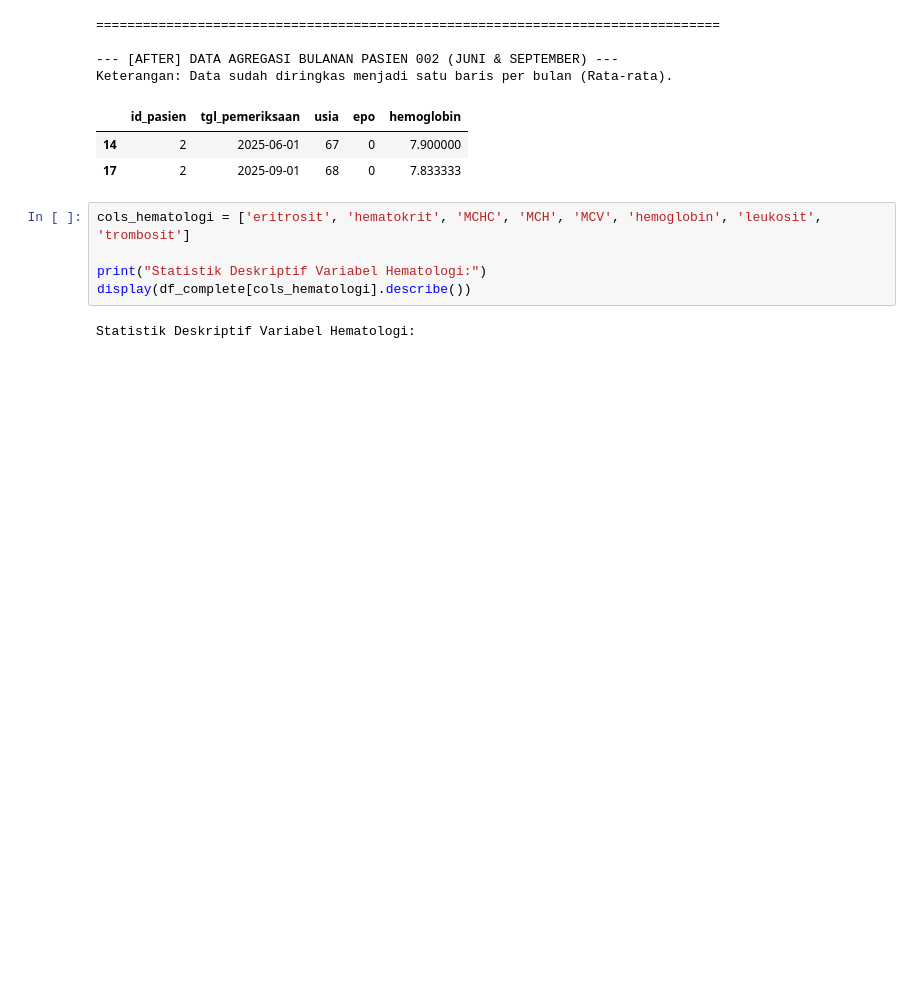
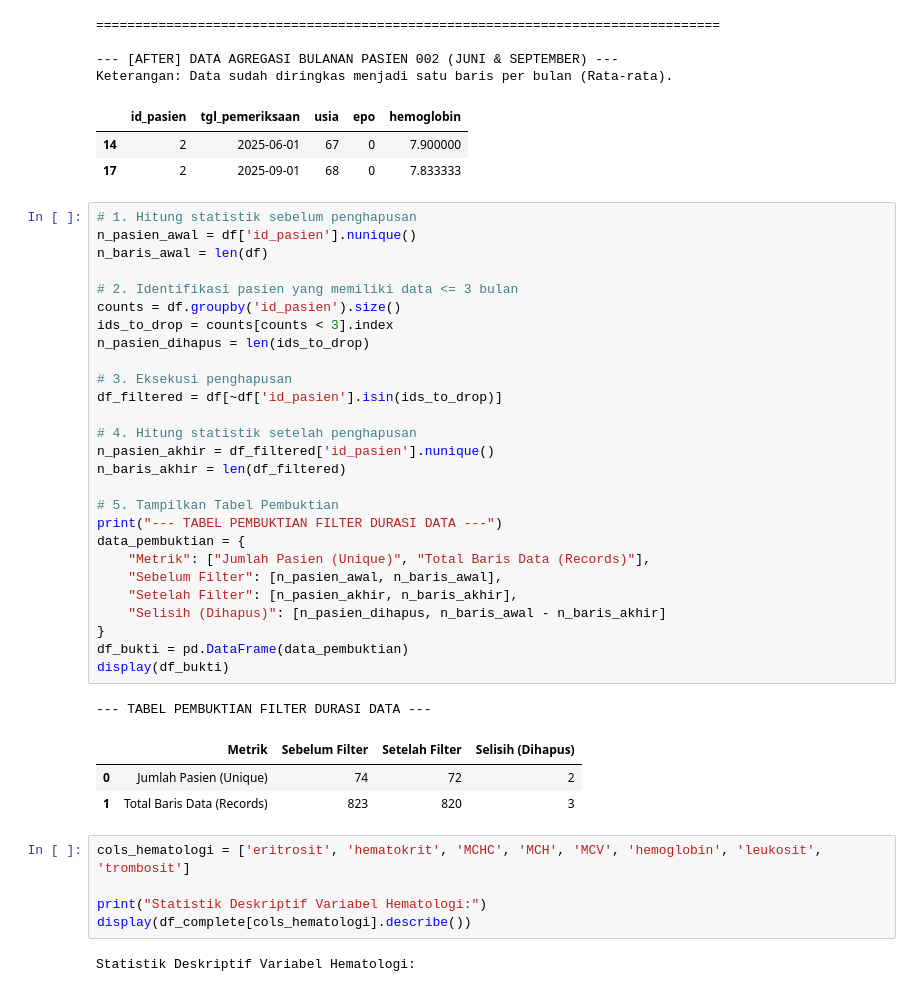
Before and after one commit to airtaprtw/PREDIKSI-KADAR-HB, a Jupyter notebook: notebooks/01_EDA.ipynb, the cells around one changed output. Saved outputs shown, nothing was run; the diff lists cells and outputs as text; blank space fills up the shorter version.

```diff
--- a/notebooks/01_EDA.ipynb
+++ b/notebooks/01_EDA.ipynb
@@ -489,6 +526,38 @@ Keterangan: Data sudah diringkas menjadi satu baris per bulan (Rata-rata).
 |  | id_pasien | tgl_pemeriksaan | usia | epo | hemoglobin |
 | 14 | 2 | 2025-06-01 | 67 | 0 | 7.900000 |
 | 17 | 2 | 2025-09-01 | 68 | 0 | 7.833333 |
+# %%
+# 1. Hitung statistik sebelum penghapusan
+n_pasien_awal = df['id_pasien'].nunique()
+n_baris_awal = len(df)
+
+# 2. Identifikasi pasien yang memiliki data <= 3 bulan
+counts = df.groupby('id_pasien').size()
+ids_to_drop = counts[counts < 3].index
+n_pasien_dihapus = len(ids_to_drop)
+
+# 3. Eksekusi penghapusan
+df_filtered = df[~df['id_pasien'].isin(ids_to_drop)]
+
+# 4. Hitung statistik setelah penghapusan
+n_pasien_akhir = df_filtered['id_pasien'].nunique()
+n_baris_akhir = len(df_filtered)
+
+# 5. Tampilkan Tabel Pembuktian
+print("--- TABEL PEMBUKTIAN FILTER DURASI DATA ---")
+data_pembuktian = {
+    "Metrik": ["Jumlah Pasien (Unique)", "Total Baris Data (Records)"],
+    "Sebelum Filter": [n_pasien_awal, n_baris_awal],
+    "Setelah Filter": [n_pasien_akhir, n_baris_akhir],
+    "Selisih (Dihapus)": [n_pasien_dihapus, n_baris_awal - n_baris_akhir]
+}
+df_bukti = pd.DataFrame(data_pembuktian)
+display(df_bukti)
+# %% [output]
+--- TABEL PEMBUKTIAN FILTER DURASI DATA ---
+|  | Metrik | Sebelum Filter | Setelah Filter | Selisih (Dihapus) |
+| 0 | Jumlah Pasien (Unique) | 74 | 72 | 2 |
+| 1 | Total Baris Data (Records) | 823 | 820 | 3 |
 # %%
 cols_hematologi = ['eritrosit', 'hematokrit', 'MCHC', 'MCH', 'MCV', 'hemoglobin', 'leukosit', 'trombosit']
 
```
Also changed, not shown: parts of 2 cells of this notebook, 9 other files.
